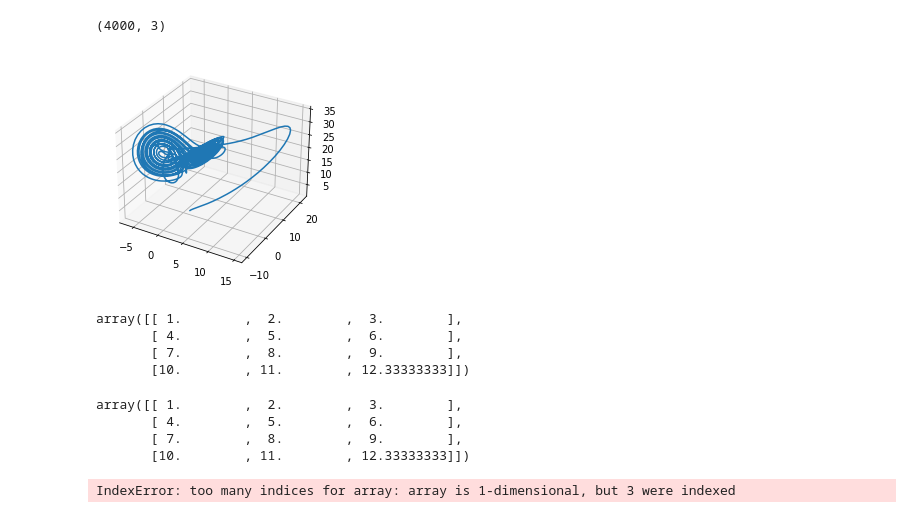
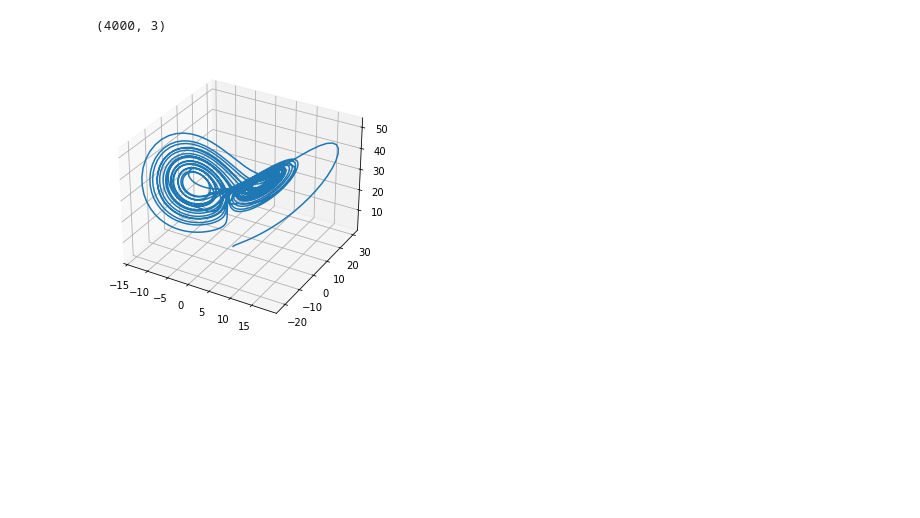
Before and after one commit to boro28/supermodeling, a Jupyter notebook: 4dvar_seir.ipynb, the cells around one changed output. Saved outputs shown, nothing was run; the diff lists cells and outputs as text; code cells hidden in the pictures; blank space fills up the shorter version.

```diff
--- a/4dvar_seir.ipynb
+++ b/4dvar_seir.ipynb
@@ -569,19 +570,19 @@ plt.show()
 # %% [output]
 [figure]
 # %%
-mean_model = calc_mean_lorenz(np.array([states_1, states_2, states_3]))
+mean_model = calc_weighted_average_lorenz(np.array([states_1, states_2, states_3]), [1,1,5])
 # %%
 states_1.shape
 # %% [output]
 (4000, 3)
 # %%
-fig = plt.figure()
+fig = plt.figure(figsize=(5,5))
 ax = fig.gca(projection="3d")
 ax.plot(mean_model[:, 0], mean_model[:, 1], mean_model[:, 2])
 plt.draw()
 plt.show()
 # %% [output]
-[figure, old version]
+[figure, new version]
 # %%
 def calc_mean_lorenz(lorenz_models):
     return np.array([np.mean(lorenz_models[:,i,:], axis=0) for i in range(lorenz_models.shape[1])])
@@ -594,21 +595,3 @@ test_models = np.array([
     [[1,2,3],[4,5,6],[7,8,9],[10,11,13]],
     [[1,2,3],[4,5,6],[7,8,9],[10,11,12]]
 ])
-# %%
-calc_mean_lorenz(test_models)
-# %% [output]
-array([[ 1.        ,  2.        ,  3.        ],
-       [ 4.        ,  5.        ,  6.        ],
-       [ 7.        ,  8.        ,  9.        ],
-       [10.        , 11.        , 12.33333333]])
-# %%
-calc_weighted_average_lorenz(test_models, [1,1,1])
-# %% [output]
-array([[ 1.        ,  2.        ,  3.        ],
-       [ 4.        ,  5.        ,  6.        ],
-       [ 7.        ,  8.        ,  9.        ],
-       [10.        , 11.        , 12.33333333]])
-# %%
-calc_mean_lorenz(np.array([states_1[:,0][:3], states_1[:,0][:3], states_3]))
-# %% [output]
-IndexError: too many indices for array: array is 1-dimensional, but 3 were indexed
```
Also changed, not shown: parts of 10 cells of this notebook, 2 other files.
